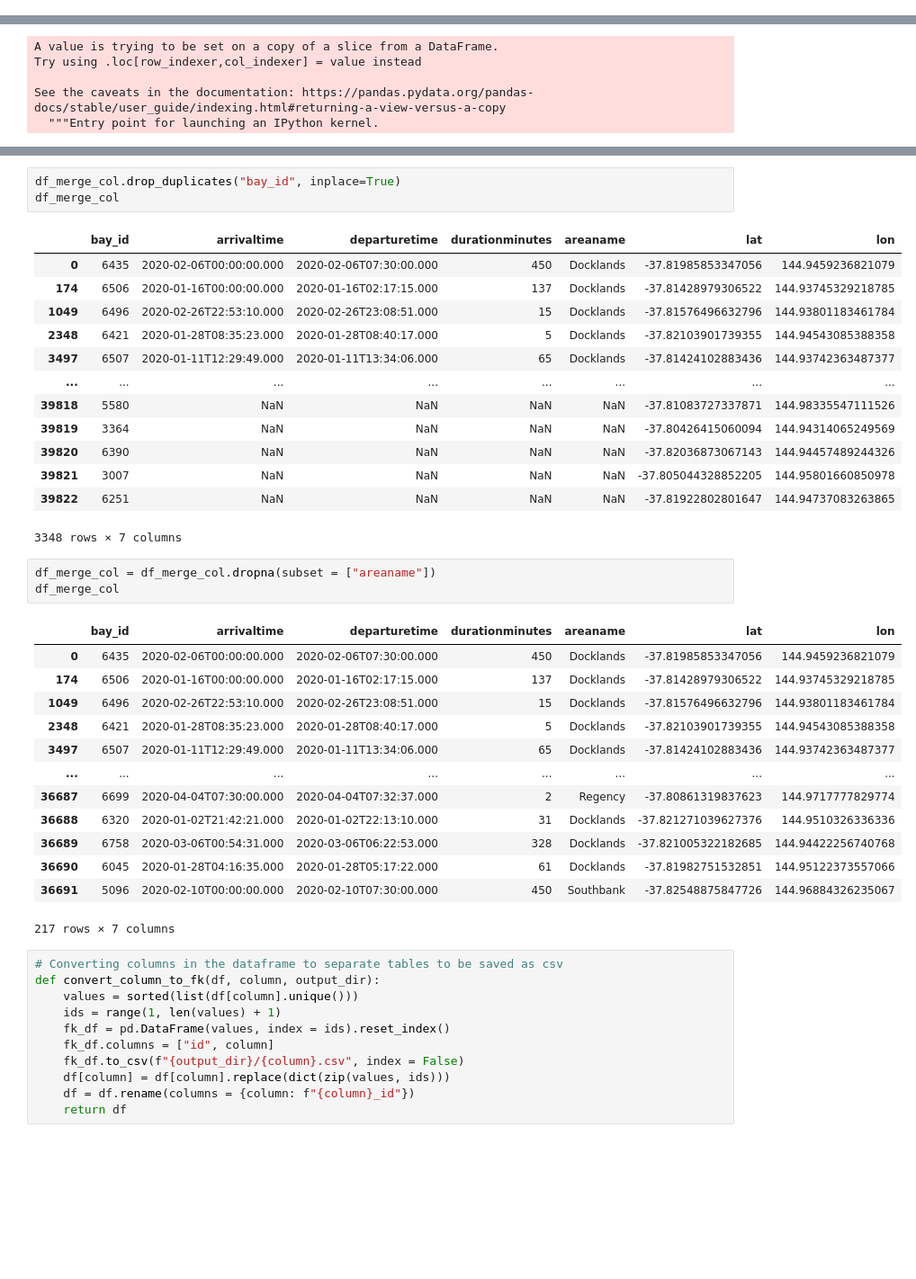
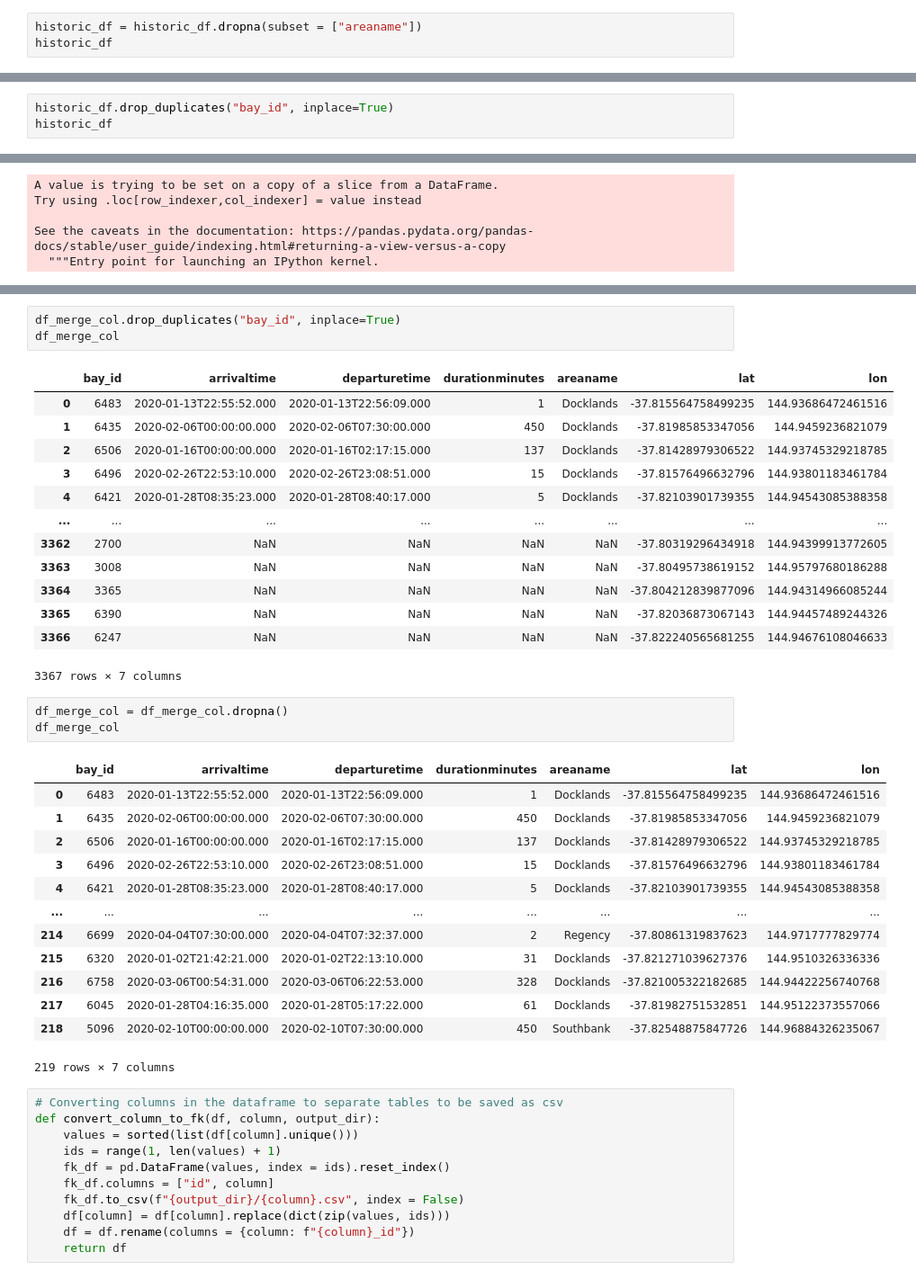
Before and after one commit to Rishi0406/project_2, a Jupyter notebook: Data/parking_bay.ipynb, the cells around one changed output, grey strips where cells are left out. Shown at 90% size. Saved outputs shown, nothing was run; the diff lists cells and outputs as text; blank space fills up the shorter version.

```diff
--- a/Data/parking_bay.ipynb
+++ b/Data/parking_bay.ipynb
@@ -84,3 +85,6 @@ See the caveats in the documentation: https://pandas.pydata.org/pandas-docs/stab
 | 49998 | 6616 | 2020-02-21T05:59:23.000 | 2020-02-21T06:01:14.000 | 2 | Docklands |
 | 49999 | 6623 | 2020-03-11T10:59:24.000 | 2020-03-11T11:01:42.000 | 2 | Docklands |
 50000 rows × 5 columns
+# %%
+historic_df = historic_df.dropna(subset = ["areaname"])
+historic_df
@@ -86,0 +105,3 @@ See the caveats in the documentation: https://pandas.pydata.org/pandas-docs/stab
+# %%
+historic_df.drop_duplicates("bay_id", inplace=True)
+historic_df
@@ -178,35 +227,35 @@ df_merge_col.drop_duplicates("bay_id", inplace=True)
 df_merge_col
 # %% [output]
 |  | bay_id | arrivaltime | departuretime | durationminutes | areaname | lat | lon |
-| 0 | 6435 | 2020-02-06T00:00:00.000 | 2020-02-06T07:30:00.000 | 450 | Docklands | -37.81985853347056 | 144.9459236821079 |
-| 174 | 6506 | 2020-01-16T00:00:00.000 | 2020-01-16T02:17:15.000 | 137 | Docklands | -37.81428979306522 | 144.93745329218785 |
-| 1049 | 6496 | 2020-02-26T22:53:10.000 | 2020-02-26T23:08:51.000 | 15 | Docklands | -37.81576496632796 | 144.93801183461784 |
-| 2348 | 6421 | 2020-01-28T08:35:23.000 | 2020-01-28T08:40:17.000 | 5 | Docklands | -37.82103901739355 | 144.94543085388358 |
-| 3497 | 6507 | 2020-01-11T12:29:49.000 | 2020-01-11T13:34:06.000 | 65 | Docklands | -37.81424102883436 | 144.93742363487377 |
+| 0 | 6483 | 2020-01-13T22:55:52.000 | 2020-01-13T22:56:09.000 | 1 | Docklands | -37.815564758499235 | 144.93686472461516 |
+| 1 | 6435 | 2020-02-06T00:00:00.000 | 2020-02-06T07:30:00.000 | 450 | Docklands | -37.81985853347056 | 144.9459236821079 |
+| 2 | 6506 | 2020-01-16T00:00:00.000 | 2020-01-16T02:17:15.000 | 137 | Docklands | -37.81428979306522 | 144.93745329218785 |
+| 3 | 6496 | 2020-02-26T22:53:10.000 | 2020-02-26T23:08:51.000 | 15 | Docklands | -37.81576496632796 | 144.93801183461784 |
+| 4 | 6421 | 2020-01-28T08:35:23.000 | 2020-01-28T08:40:17.000 | 5 | Docklands | -37.82103901739355 | 144.94543085388358 |
 | ... | ... | ... | ... | ... | ... | ... | ... |
-| 39818 | 5580 | NaN | NaN | NaN | NaN | -37.81083727337871 | 144.98335547111526 |
-| 39819 | 3364 | NaN | NaN | NaN | NaN | -37.80426415060094 | 144.94314065249569 |
-| 39820 | 6390 | NaN | NaN | NaN | NaN | -37.82036873067143 | 144.94457489244326 |
-| 39821 | 3007 | NaN | NaN | NaN | NaN | -37.805044328852205 | 144.95801660850978 |
-| 39822 | 6251 | NaN | NaN | NaN | NaN | -37.81922802801647 | 144.94737083263865 |
+| 3362 | 2700 | NaN | NaN | NaN | NaN | -37.80319296434918 | 144.94399913772605 |
+| 3363 | 3008 | NaN | NaN | NaN | NaN | -37.80495738619152 | 144.95797680186288 |
+| 3364 | 3365 | NaN | NaN | NaN | NaN | -37.804212839877096 | 144.94314966085244 |
+| 3365 | 6390 | NaN | NaN | NaN | NaN | -37.82036873067143 | 144.94457489244326 |
+| 3366 | 6247 | NaN | NaN | NaN | NaN | -37.822240565681255 | 144.94676108046633 |
-3348 rows × 7 columns
+3367 rows × 7 columns
 # %%
-df_merge_col = df_merge_col.dropna(subset = ["areaname"])
+df_merge_col = df_merge_col.dropna()
 df_merge_col
 # %% [output]
 |  | bay_id | arrivaltime | departuretime | durationminutes | areaname | lat | lon |
-| 0 | 6435 | 2020-02-06T00:00:00.000 | 2020-02-06T07:30:00.000 | 450 | Docklands | -37.81985853347056 | 144.9459236821079 |
-| 174 | 6506 | 2020-01-16T00:00:00.000 | 2020-01-16T02:17:15.000 | 137 | Docklands | -37.81428979306522 | 144.93745329218785 |
-| 1049 | 6496 | 2020-02-26T22:53:10.000 | 2020-02-26T23:08:51.000 | 15 | Docklands | -37.81576496632796 | 144.93801183461784 |
-| 2348 | 6421 | 2020-01-28T08:35:23.000 | 2020-01-28T08:40:17.000 | 5 | Docklands | -37.82103901739355 | 144.94543085388358 |
-| 3497 | 6507 | 2020-01-11T12:29:49.000 | 2020-01-11T13:34:06.000 | 65 | Docklands | -37.81424102883436 | 144.93742363487377 |
+| 0 | 6483 | 2020-01-13T22:55:52.000 | 2020-01-13T22:56:09.000 | 1 | Docklands | -37.815564758499235 | 144.93686472461516 |
+| 1 | 6435 | 2020-02-06T00:00:00.000 | 2020-02-06T07:30:00.000 | 450 | Docklands | -37.81985853347056 | 144.9459236821079 |
+| 2 | 6506 | 2020-01-16T00:00:00.000 | 2020-01-16T02:17:15.000 | 137 | Docklands | -37.81428979306522 | 144.93745329218785 |
+| 3 | 6496 | 2020-02-26T22:53:10.000 | 2020-02-26T23:08:51.000 | 15 | Docklands | -37.81576496632796 | 144.93801183461784 |
+| 4 | 6421 | 2020-01-28T08:35:23.000 | 2020-01-28T08:40:17.000 | 5 | Docklands | -37.82103901739355 | 144.94543085388358 |
 | ... | ... | ... | ... | ... | ... | ... | ... |
-| 36687 | 6699 | 2020-04-04T07:30:00.000 | 2020-04-04T07:32:37.000 | 2 | Regency | -37.80861319837623 | 144.9717777829774 |
-| 36688 | 6320 | 2020-01-02T21:42:21.000 | 2020-01-02T22:13:10.000 | 31 | Docklands | -37.821271039627376 | 144.9510326336336 |
-| 36689 | 6758 | 2020-03-06T00:54:31.000 | 2020-03-06T06:22:53.000 | 328 | Docklands | -37.821005322182685 | 144.94422256740768 |
-| 36690 | 6045 | 2020-01-28T04:16:35.000 | 2020-01-28T05:17:22.000 | 61 | Docklands | -37.81982751532851 | 144.95122373557066 |
-| 36691 | 5096 | 2020-02-10T00:00:00.000 | 2020-02-10T07:30:00.000 | 450 | Southbank | -37.82548875847726 | 144.96884326235067 |
+| 214 | 6699 | 2020-04-04T07:30:00.000 | 2020-04-04T07:32:37.000 | 2 | Regency | -37.80861319837623 | 144.9717777829774 |
+| 215 | 6320 | 2020-01-02T21:42:21.000 | 2020-01-02T22:13:10.000 | 31 | Docklands | -37.821271039627376 | 144.9510326336336 |
+| 216 | 6758 | 2020-03-06T00:54:31.000 | 2020-03-06T06:22:53.000 | 328 | Docklands | -37.821005322182685 | 144.94422256740768 |
+| 217 | 6045 | 2020-01-28T04:16:35.000 | 2020-01-28T05:17:22.000 | 61 | Docklands | -37.81982751532851 | 144.95122373557066 |
+| 218 | 5096 | 2020-02-10T00:00:00.000 | 2020-02-10T07:30:00.000 | 450 | Southbank | -37.82548875847726 | 144.96884326235067 |
-217 rows × 7 columns
+219 rows × 7 columns
 # %%
 # Converting columns in the dataframe to separate tables to be saved as csv
 def convert_column_to_fk(df, column, output_dir):
```
Also changed, not shown: parts of 16 cells of this notebook, 3 other files.
